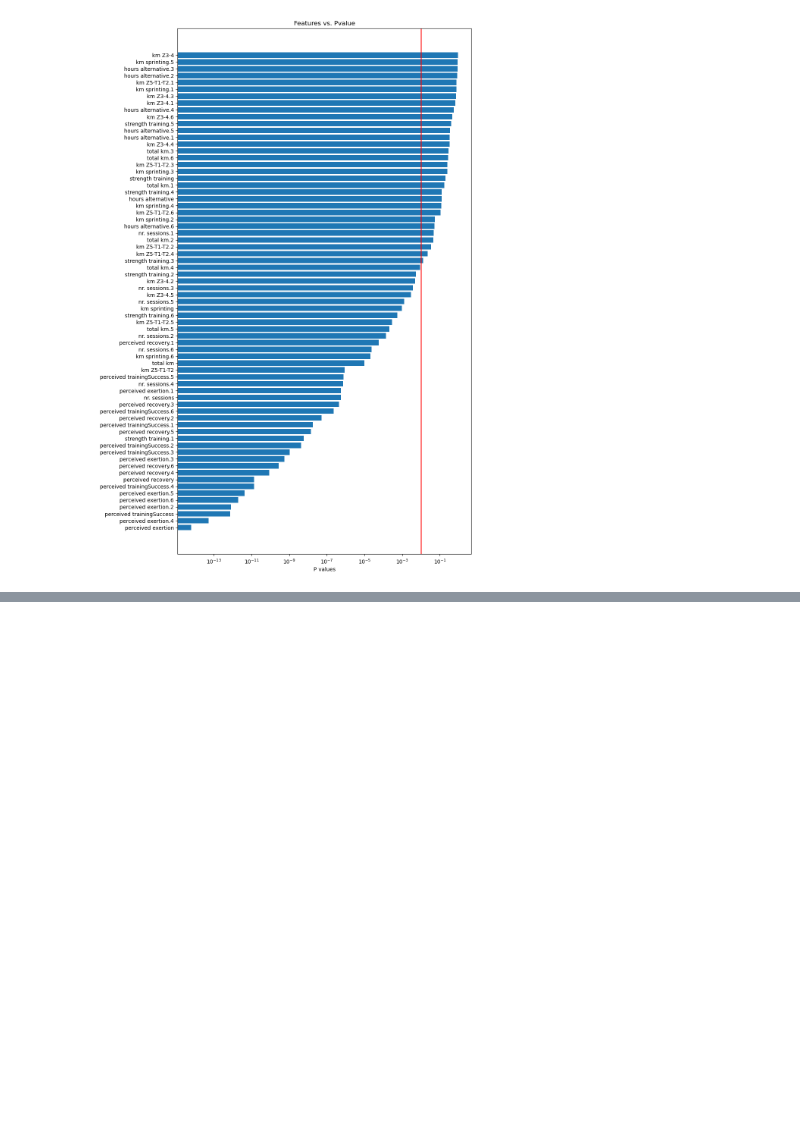
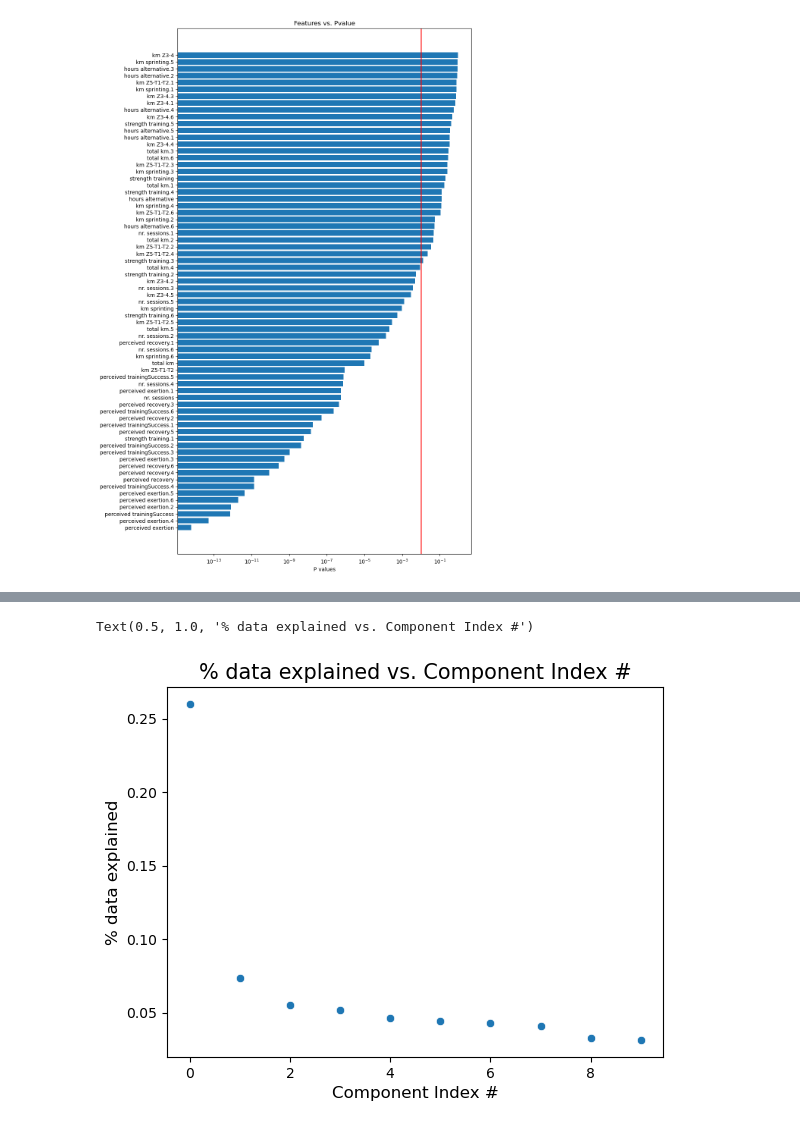
Before and after one commit to ryn8raun248/TrainingTrainers, a Jupyter notebook: final_project_notebook.ipynb, the cells around one changed output, grey strips where cells are left out. Saved outputs shown, nothing was run; the diff lists cells and outputs as text; code cells hidden in the pictures; blank space fills up the shorter version.

```diff
--- a/final_project_notebook.ipynb
+++ b/final_project_notebook.ipynb
@@ -159,3 +160,11 @@ plt.axvline(x=0.01, c='r')
 # %% [output]
 <matplotlib.lines.Line2D at 0x...>
 [figure]
+# %%
+stat_sig_features = []
+for feat, pvalue in pvalues.items():
+    if pvalue < .01:
+        stat_sig_features.append(feat)
+
+
+sig_features = day_data[stat_sig_features]
@@ -161,0 +210,3 @@ plt.axvline(x=0.01, c='r')
+# %%
+scaler = StandardScaler()
+scaled_features = scaler.fit_transform(sig_features)
@@ -161,0 +219,8 @@ plt.axvline(x=0.01, c='r')
+# %%
+sns.scatterplot(x=range(0,10), y=svd.explained_variance_ratio_)
+plt.ylabel('% data explained', fontsize=12)
+plt.xlabel('Component Index #', fontsize=12)
+plt.title('% data explained vs. Component Index #', fontsize=15)
+# %% [output]
+Text(0.5, 1.0, '% data explained vs. Component Index #')
+[figure, added]
```
Also changed, not shown: parts of 11 cells of this notebook.
